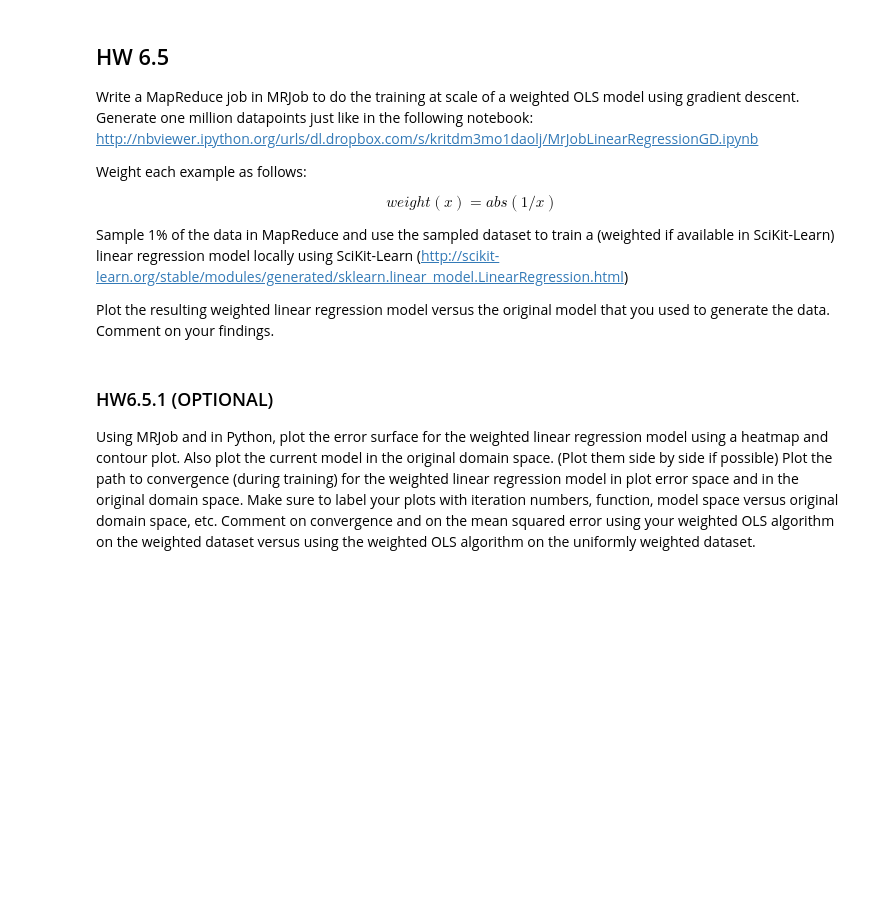
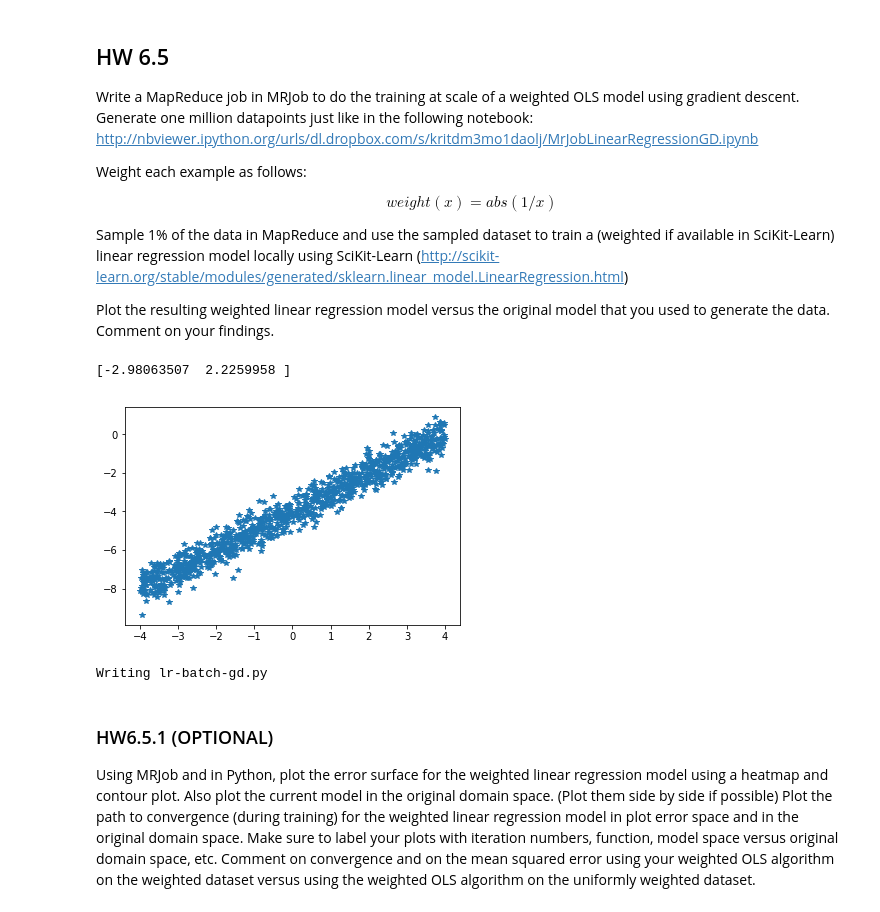
Before and after one commit to stassyvichev/w261_repo, a Jupyter notebook: HW6/MIDS-W261-HW-06-TEMPLATE.ipynb, the cells around one changed output. Cells and saved outputs as stored; diff of their text form; code cells hidden in the pictures; blank space fills up the shorter version.

```diff
--- a/HW6/MIDS-W261-HW-06-TEMPLATE.ipynb
+++ b/HW6/MIDS-W261-HW-06-TEMPLATE.ipynb
@@ -138,3 +178,41 @@ Plot the resulting weighted linear regression model versus the original model th
+# %%
+## GENERATE DATA
+%matplotlib inline
+import numpy as np
+import pylab
+size = 1000
+x = np.random.uniform(-4, 4, size)
+y = x * 1.0 - 4 + np.random.normal(0,0.5,size)
+data = zip(y,x)
+np.savetxt('LinearRegression.csv',data,delimiter = ",")
+# %%
+# Generate random values as inital weights
+from numpy import random,array
+weights = array([random.uniform(-3,3),random.uniform(-3,3)])
+print weights
+# Write the weights to the files
+with open('weights.txt', 'w+') as f:
+    f.writelines(','.join(str(j) for j in weights))
+# %% [output]
+[-2.98063507  2.2259958 ]
+# %%
+pylab.plot(x, y,'*')
+pylab.show()
+# %% [output]
+[figure, added]
+# %%
+%%writefile lr-batch-gd.py
+from mrjob.job import MRJob
+from mrjob.step import MRStep
+
+class MrJobLRBatchGD(MRJob):
+    def get_weights(self):
+        with open("weights.txt", "r") as f:
+            self.weights = [float(v) for v in f.readline().split(",")]
+        self.partial_gradient = [0]*len(self.weights)
+        self.partial_count = 0
+# %% [output]
+Writing lr-batch-gd.py
 # %% [markdown]
 ### HW6.5.1 (OPTIONAL)
 Using MRJob and in Python, plot the error surface for the weighted linear regression model using a heatmap and contour plot.
```
Also changed, not shown: parts of 13 cells of this notebook, 3 other files.
